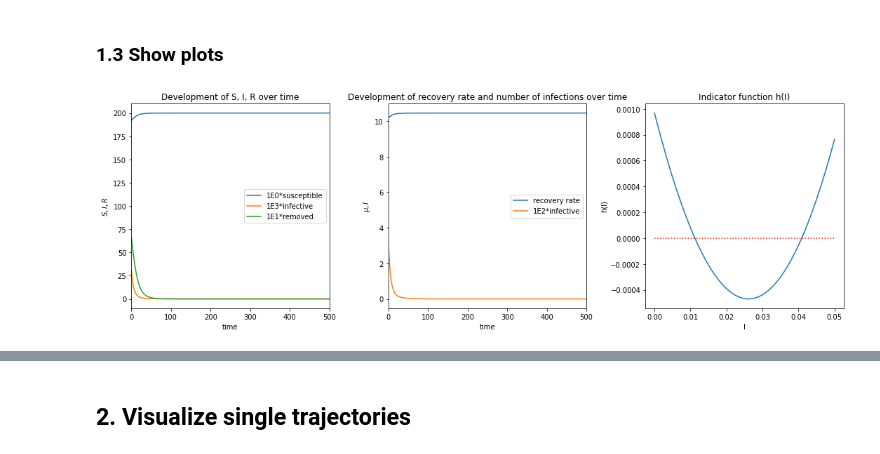
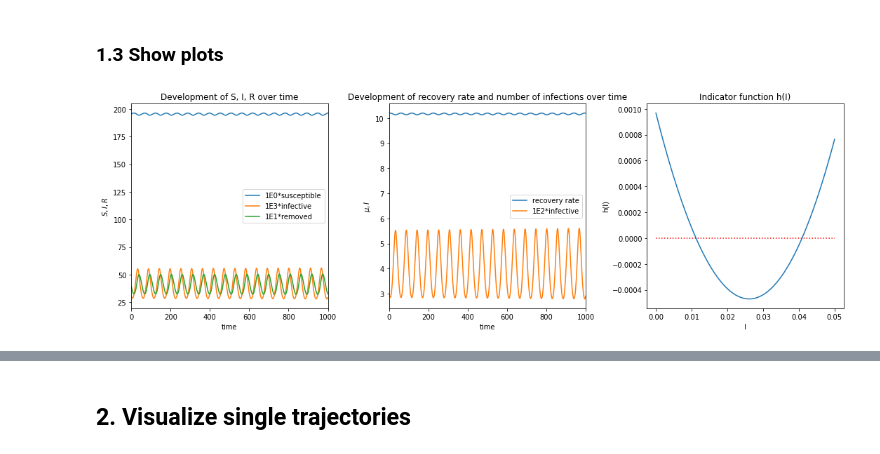
Before and after one commit to sonmikrafft-uni-MLCMS/ex3, a Jupyter notebook: task_5.ipynb, the cells around one changed output, grey strips where cells are left out. Drawn from its saved outputs; the diff is of its cells as text; code cells hidden in the pictures.

```diff
--- a/task_5.ipynb
+++ b/task_5.ipynb
@@ -41,7 +41,11 @@ Globally asymptotically stable if beta <=d+nu+mu0. This is False
 # simulation
 rng = np.random.default_rng(random_state)
 
-SIM0 = rng.uniform(low=(190, 0, 1), high=(199, 0.1, 8), size=(3,))
+#SIM0 = rng.uniform(low=(190, 0, 1), high=(199, 0.1, 8), size=(3,))
+#SIM0 = [195.3, 0.052, 4.4]
+SIM0 = [195.7, 0.03, 3.92]
+#SIM0 = [193, 0.08, 6.21]
+
 
 time = np.linspace(t_0, t_end, NT)
 sol = solve_ivp(
@@ -58,32 +62,32 @@ sol = solve_ivp(
 ### 1.3 Show plots
 # %%
 fig, ax = plt.subplots(1, 3, figsize=(15, 5))
+
 ax[0].plot(sol.t, sol.y[0] - 0 * sol.y[0][0], label="1E0*susceptible")
 ax[0].plot(sol.t, 1e3 * sol.y[1] - 0 * sol.y[1][0], label="1E3*infective")
 ax[0].plot(sol.t, 1e1 * sol.y[2] - 0 * sol.y[2][0], label="1E1*removed")
-ax[0].set_xlim([0, 500])
+ax[0].set_xlim([0, t_end])
 ax[0].set_title("Development of S, I, R over time")
 ax[0].legend()
 ax[0].set_xlabel("time")
 ax[0].set_ylabel(r"$S,I,R$")
 
+
 ax[1].plot(sol.t, sir.mu(b, sol.y[1], mu0, mu1), label="recovery rate")
 ax[1].plot(sol.t, 1e2 * sol.y[1], label="1E2*infective")
-ax[1].set_xlim([0, 500])
+ax[1].set_xlim([0, t_end])
 ax[1].set_title("Development of recovery rate and number of infections over time")
 ax[1].legend()
 ax[1].set_xlabel("time")
 ax[1].set_ylabel(r"$\mu,I$")
 
 I_h = np.linspace(-0.0, 0.05, 100)
 ax[2].plot(I_h, sir.h(I_h, mu0, mu1, beta, A, d, nu, b))
 ax[2].plot(I_h, 0 * I_h, "r:")
-# ax[2].set_ylim([-0.1,0.05])
 ax[2].set_title("Indicator function h(I)")
-ax[1].legend()
 ax[2].set_xlabel("I")
 ax[2].set_ylabel("h(I)")
 
 fig.tight_layout()
 # %% [output]
-[figure, old version]
+[figure, new version]
```
Also changed, not shown: parts of 13 cells of this notebook.
